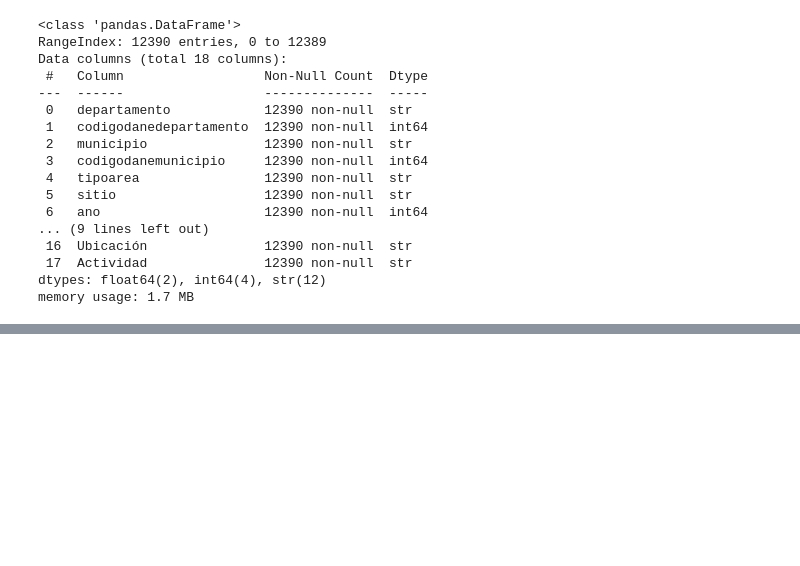
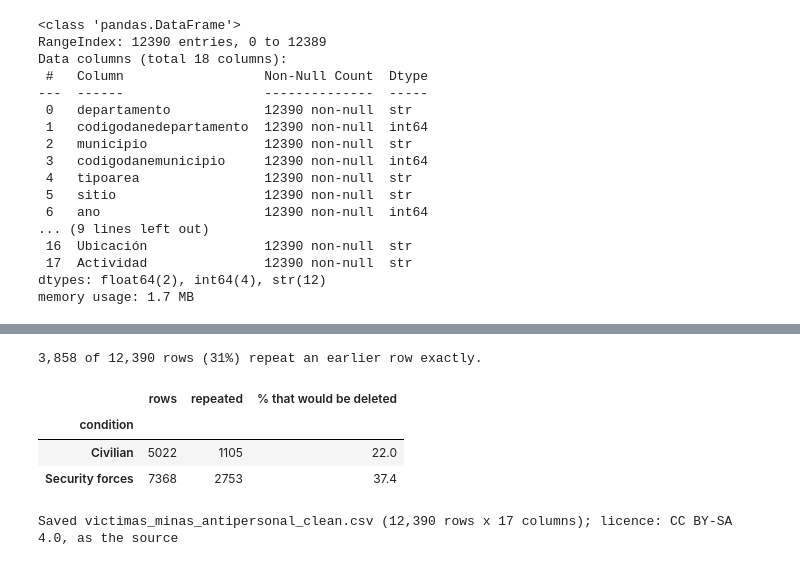
Before and after one commit to travisrcarlson/ai-programming-foundations-project, a Jupyter notebook: data_workflow.ipynb, the cells around one changed output, grey strips where cells are left out. Drawn from its saved outputs; the diff is of its cells as text; code cells hidden in the pictures; blank space fills up the shorter version.

```diff
--- a/data_workflow.ipynb
+++ b/data_workflow.ipynb
@@ -124,0 +403,29 @@ memory usage: 1.7 MB
+# %%
+def repeated_row_impact(raw, cleaned, by):
+    """Show how many rows per group a blanket de-duplication of the raw file would remove.
+
+    A row counts as repeated when it matches an earlier row in every raw column.
+    `cleaned` supplies the English group labels; it must keep the raw row order.
+    """
+    repeated = raw.duplicated(keep="first").to_numpy()
+    impact = (cleaned.assign(repeated=repeated)
+                     .groupby(by)["repeated"].agg(rows="size", repeated="sum"))
+    impact["% that would be deleted"] = (impact["repeated"] / impact["rows"] * 100).round(1)
+    return impact
+
+
+repeats = df_raw.duplicated(keep="first")
+print(f"{repeats.sum():,} of {len(df_raw):,} rows ({repeats.mean():.0%}) repeat an earlier row exactly.")
+repeated_row_impact(df_raw, df, "condition")
+# %% [output]
+3,858 of 12,390 rows (31%) repeat an earlier row exactly.
+|  | rows | repeated | % that would be deleted |
+| condition |  |  |  |
+| Civilian | 5022 | 1105 | 22.0 |
+| Security forces | 7368 | 2753 | 37.4 |
+# %%
+# "\n" line endings on every operating system, so a rerun on Windows writes the same file
+df.to_csv(CLEAN_FILE, index=False, lineterminator="\n")
+print(f"Saved {CLEAN_FILE} ({len(df):,} rows x {df.shape[1]} columns); licence: CC BY-SA 4.0, as the source")
+# %% [output]
+Saved victimas_minas_antipersonal_clean.csv (12,390 rows x 17 columns); licence: CC BY-SA 4.0, as the source
```
Also changed, not shown: parts of 9 cells of this notebook, 1 other file.
